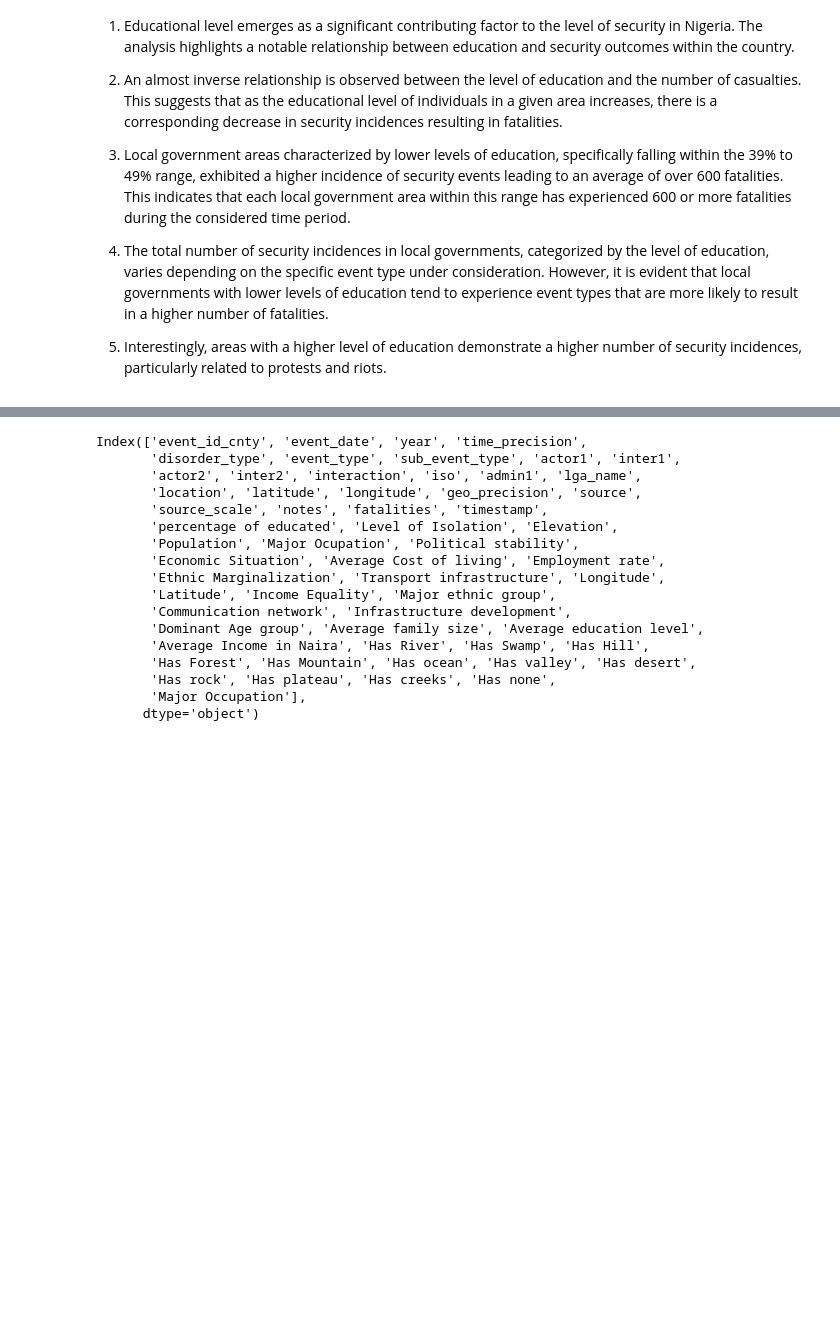
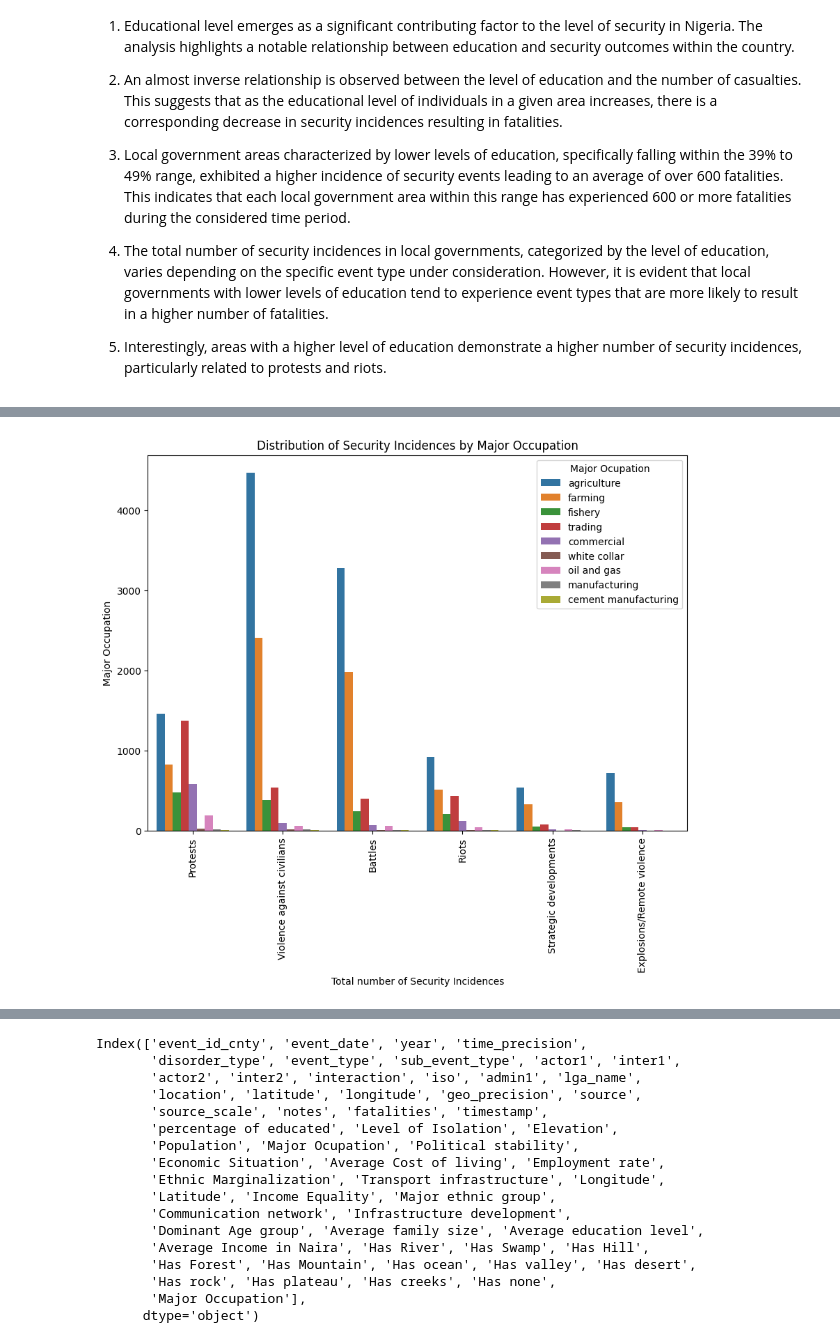
Before and after one commit to Abdul4code/Nigeria_Terror_Attacks, a Jupyter notebook: 3. Analysis of Nigerian Security Incidence.ipynb, the cells around one changed output, grey strips where cells are left out. Saved outputs shown, nothing was run; the diff lists cells and outputs as text; code cells hidden in the pictures; blank space fills up the shorter version.

Commit message:
Occupation Analysis

```diff
--- a/3. Analysis of Nigerian Security Incidence.ipynb
+++ b/3. Analysis of Nigerian Security Incidence.ipynb
@@ -229,0 +234,14 @@ Based on the findings from this section, the following key observations can be m
+# %%
+df_acled_lga['temp_occupation'] = df_acled_lga['Major Occupation']
+# Define custom aggregation function
+def custom_agg(x, y):
+    unique_val = list(x.unique())[0]
+    count = x.count()
+    divided_count = count / float(y[y.index == unique_val].values)
+    return divided_count
+
+# Create pivot table with custom aggregation
+pivot_table_total = df_acled_lga.pivot_table(index='Major Occupation', columns='event_type', values=['temp_occupation']
+                             , aggfunc='count')
+
+pivot_table_total
@@ -229,0 +261,17 @@ Based on the findings from this section, the following key observations can be m
+# %%
+# Setting the figure size
+plt.figure(figsize=(10, 7))  # Adjust the width and height as desired
+
+# Plotting line plot
+ax = sns.countplot(data=df_acled_lga, x='event_type', hue='Major Ocupation')
+
+# Adding labels and title
+plt.xlabel('Total number of Security Incidences')
+plt.ylabel('Major Occupation')
+plt.title('Distribution of Security Incidences by Major Occupation')
+ax.tick_params(axis='x', rotation=90)
+
+
+plt.show()
+# %% [output]
+[figure, added]
```
Also changed, not shown: parts of 12 cells of this notebook.
